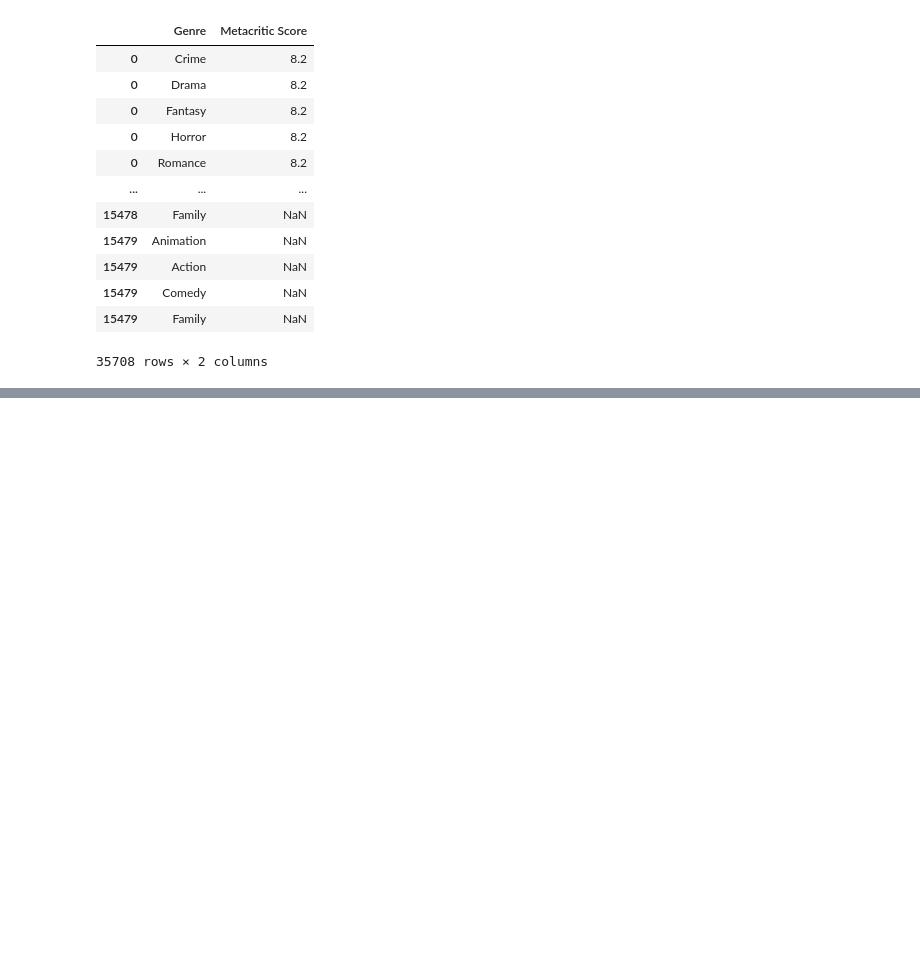
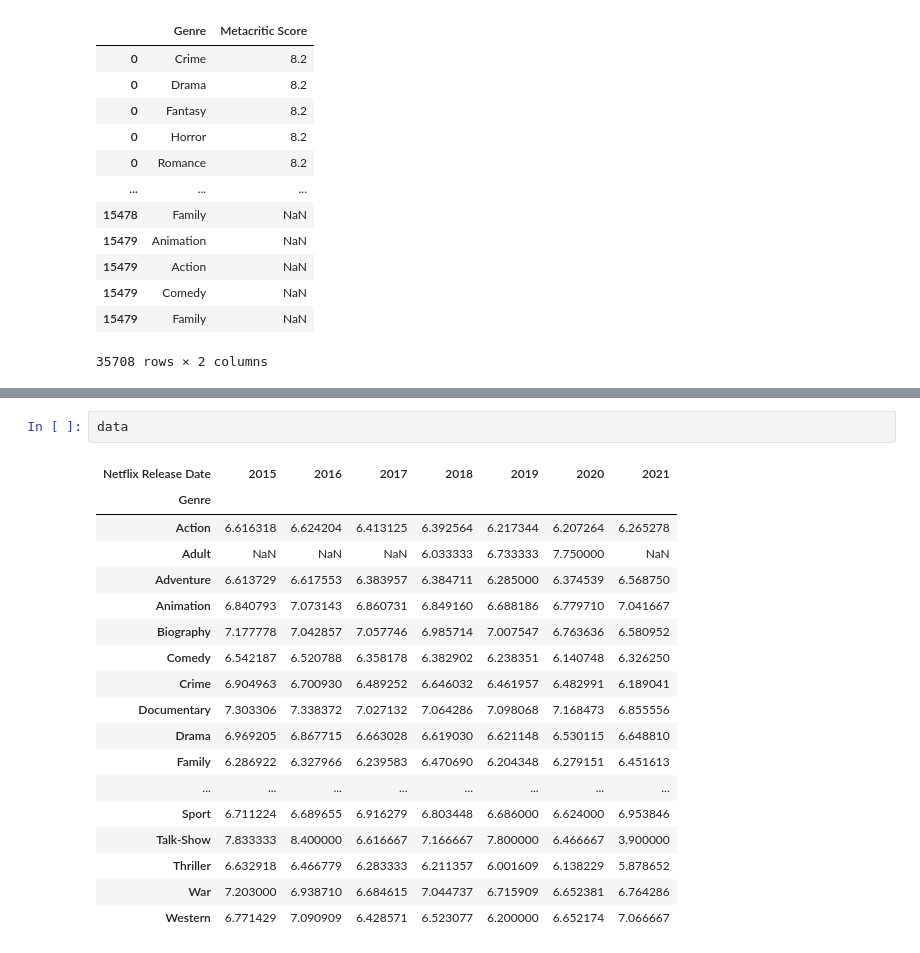
Before and after one commit to nbert71/netflix-analysis, a Jupyter notebook: main.ipynb, the cells around one changed output, grey strips where cells are left out. Saved outputs shown, nothing was run; the diff lists cells and outputs as text; blank space fills up the shorter version.

```diff
--- a/main.ipynb
+++ b/main.ipynb
@@ -191,0 +181,21 @@ g.figure
+# %%
+data
+# %% [output]
+| Netflix Release Date | 2015 | 2016 | 2017 | 2018 | 2019 | 2020 | 2021 |
+| Genre |  |  |  |  |  |  |  |
+| Action | 6.616318 | 6.624204 | 6.413125 | 6.392564 | 6.217344 | 6.207264 | 6.265278 |
+| Adult | NaN | NaN | NaN | 6.033333 | 6.733333 | 7.750000 | NaN |
+| Adventure | 6.613729 | 6.617553 | 6.383957 | 6.384711 | 6.285000 | 6.374539 | 6.568750 |
+| Animation | 6.840793 | 7.073143 | 6.860731 | 6.849160 | 6.688186 | 6.779710 | 7.041667 |
+| Biography | 7.177778 | 7.042857 | 7.057746 | 6.985714 | 7.007547 | 6.763636 | 6.580952 |
+| Comedy | 6.542187 | 6.520788 | 6.358178 | 6.382902 | 6.238351 | 6.140748 | 6.326250 |
+| Crime | 6.904963 | 6.700930 | 6.489252 | 6.646032 | 6.461957 | 6.482991 | 6.189041 |
+| Documentary | 7.303306 | 7.338372 | 7.027132 | 7.064286 | 7.098068 | 7.168473 | 6.855556 |
+| Drama | 6.969205 | 6.867715 | 6.663028 | 6.619030 | 6.621148 | 6.530115 | 6.648810 |
+| Family | 6.286922 | 6.327966 | 6.239583 | 6.470690 | 6.204348 | 6.279151 | 6.451613 |
+| ... | ... | ... | ... | ... | ... | ... | ... |
+| Sport | 6.711224 | 6.689655 | 6.916279 | 6.803448 | 6.686000 | 6.624000 | 6.953846 |
+| Talk-Show | 7.833333 | 8.400000 | 6.616667 | 7.166667 | 7.800000 | 6.466667 | 3.900000 |
+| Thriller | 6.632918 | 6.466779 | 6.283333 | 6.211357 | 6.001609 | 6.138229 | 5.878652 |
+| War | 7.203000 | 6.938710 | 6.684615 | 7.044737 | 6.715909 | 6.652381 | 6.764286 |
+| Western | 6.771429 | 7.090909 | 6.428571 | 6.523077 | 6.200000 | 6.652174 | 7.066667 |
```
Also changed, not shown: parts of 9 cells of this notebook.
